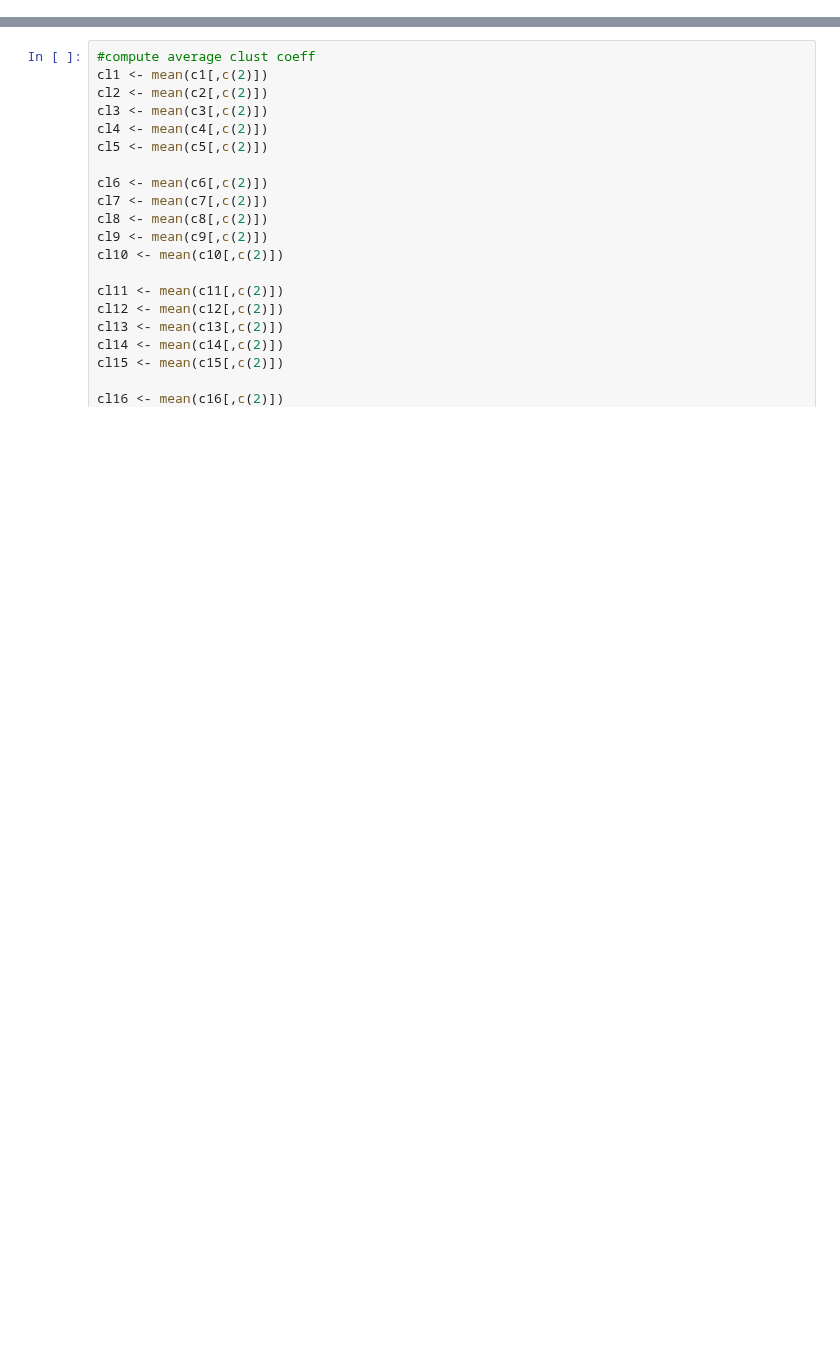
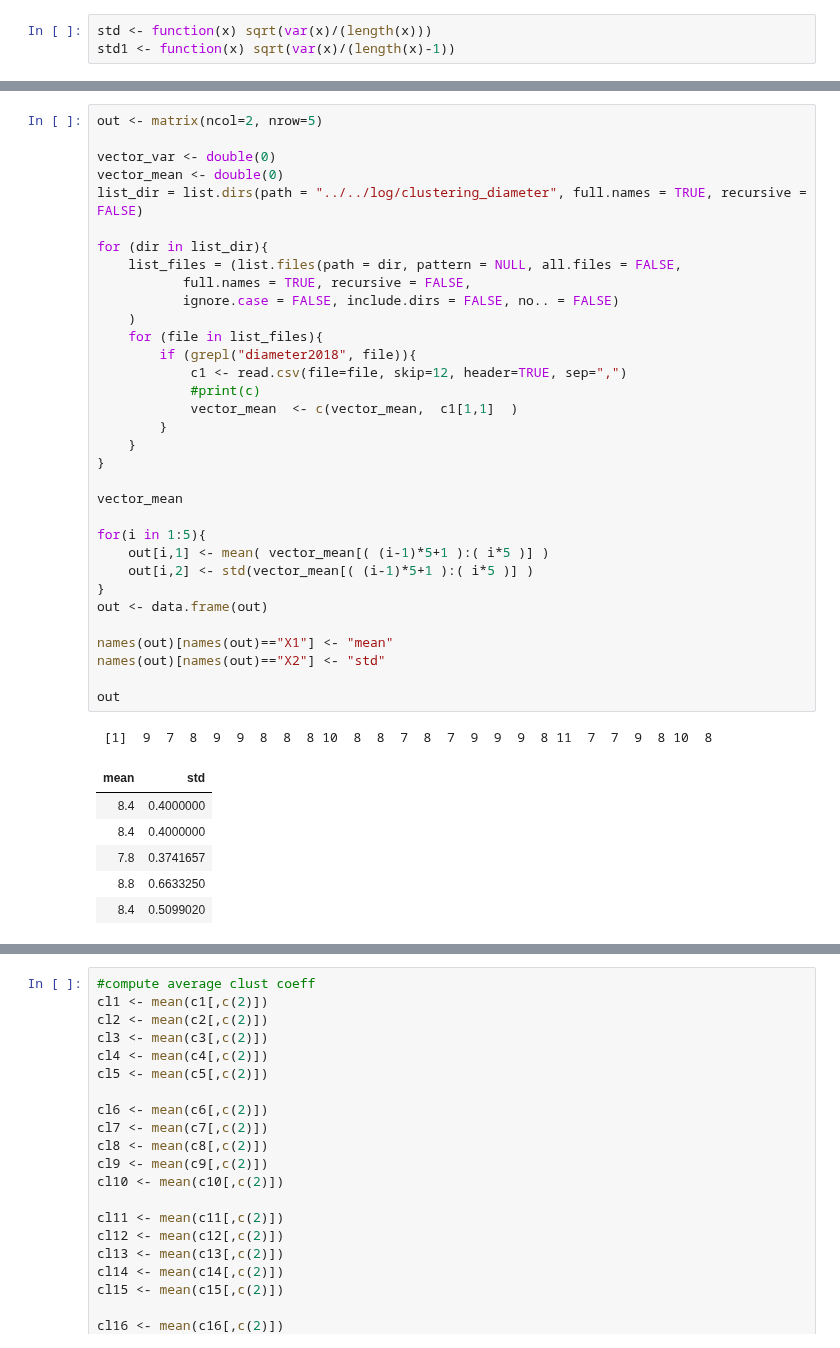
Before and after one commit to BFSteam/memory, a Jupyter notebook: jup/R/R_fit_clustering.ipynb, the cells around one changed output, grey strips where cells are left out. Cells and saved outputs as stored; diff of their text form; blank space fills up the shorter version.

```diff
--- a/jup/R/R_fit_clustering.ipynb
+++ b/jup/R/R_fit_clustering.ipynb
@@ -33,0 +3,3 @@ c20<- read.csv(file="../../log/clustering2018_08_03_18_44_56.csv", skip=12, head
+# %%
+std <- function(x) sqrt(var(x)/(length(x)))
+std1 <- function(x) sqrt(var(x)/(length(x)-1))
@@ -33,0 +91,41 @@ c20<- read.csv(file="../../log/clustering2018_08_03_18_44_56.csv", skip=12, head
+# %%
+out <- matrix(ncol=2, nrow=5)
+
+vector_var <- double(0)
+vector_mean <- double(0)
+list_dir = list.dirs(path = "../../log/clustering_diameter", full.names = TRUE, recursive = FALSE)
+
+for (dir in list_dir){
+    list_files = (list.files(path = dir, pattern = NULL, all.files = FALSE,
+           full.names = TRUE, recursive = FALSE,
+           ignore.case = FALSE, include.dirs = FALSE, no.. = FALSE)
+    )
+    for (file in list_files){
+        if (grepl("diameter2018", file)){
+            c1 <- read.csv(file=file, skip=12, header=TRUE, sep=",")
+            #print(c)
+            vector_mean  <- c(vector_mean,  c1[1,1]  )
+        }
+    }
+}
+
+vector_mean
+
+for(i in 1:5){
+    out[i,1] <- mean( vector_mean[( (i-1)*5+1 ):( i*5 )] )
+    out[i,2] <- std(vector_mean[( (i-1)*5+1 ):( i*5 )] )
+}
+out <- data.frame(out)
+
+names(out)[names(out)=="X1"] <- "mean"
+names(out)[names(out)=="X2"] <- "std"
+
+out
+# %% [output]
+ [1]  9  7  8  9  9  8  8  8 10  8  8  7  8  7  9  9  9  8 11  7  7  9  8 10  8
+| mean | std |
+| 8.4 | 0.4000000 |
+| 8.4 | 0.4000000 |
+| 7.8 | 0.3741657 |
+| 8.8 | 0.6633250 |
+| 8.4 | 0.5099020 |
```
Also changed, not shown: parts of 7 cells of this notebook, 4 other files.
